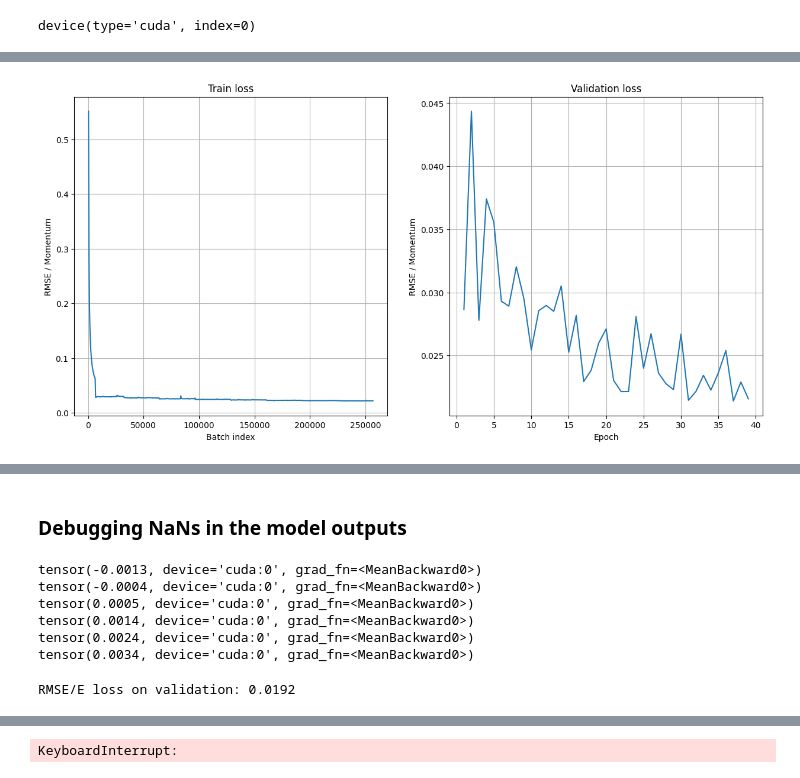
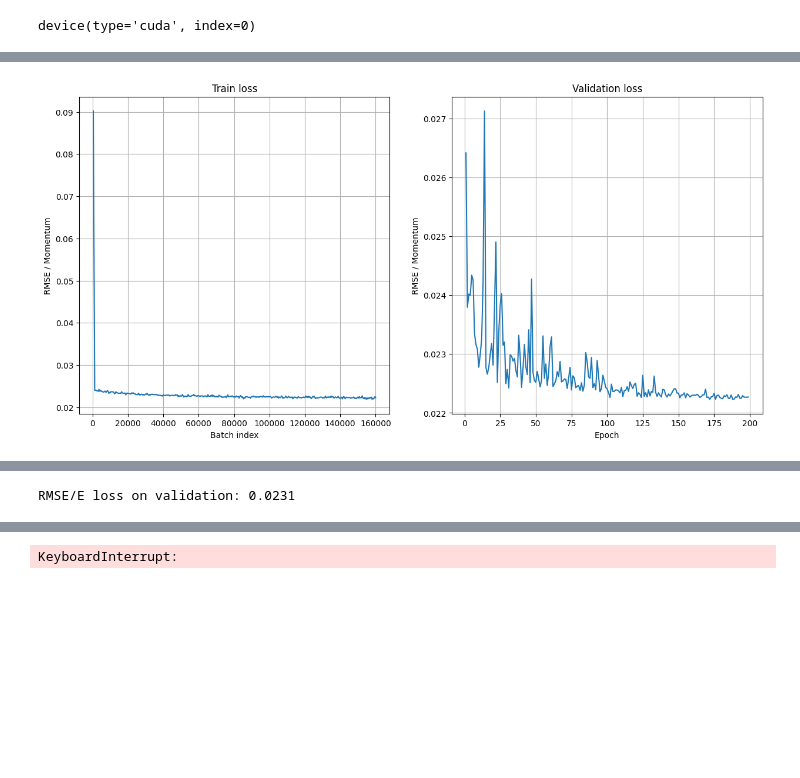
Before and after one commit to dxtvzw/ecal-optimization, a Jupyter notebook: src/experiments.ipynb, the cells around one changed output, grey strips where cells are left out. Cells and saved outputs as stored; diff of their text form; code cells hidden in the pictures; blank space fills up the shorter version.

```diff
--- a/src/experiments.ipynb
+++ b/src/experiments.ipynb
@@ -30,7 +32,7 @@ writer = SummaryWriter('runs/ecal-experiment-3')
 # %%
 # %tensorboard --logdir=runs
 # %%
-root_file = uproot.open('data/0001_500k_real_spectra_15x15_spot.root')
+root_file = uproot.open('data/0001_64k_real_spectra_15x15_spot.root')
 # root_file = uproot.open('data/0001_64k_wpc_40x40_spot_rs42.root')
 nevents=None
 
@@ -224,37 +290,44 @@ def loss_fn_2(pred, trg, weights, eps=1e-9, reduction='mean'):
     loss = ((pred - trg) * weights) ** 2
     if reduction == 'mean':
         loss = loss.mean()
     loss = torch.sqrt(loss)
     return loss
 
 def loss_fn_3(pred, trg, weights):
     return F.mse_loss(pred, trg)
 
 def loss_fn_4(pred, trg, weights, eps=1e-9):
     return torch.sqrt(F.mse_loss(torch.log(pred + 1), torch.log(trg + 1)))
 
 
-model = LinearModel(
+model = MyModel(
     width=train_dataset[0][0].shape[-2],
     height=train_dataset[0][0].shape[-1],
-    output_positive=True
+    n_scales=4,
+    hidden_dim=2,
+    output_positive=True,
 ).to(device)
-optimizer = torch.optim.Adam(model.parameters(), lr=1e-3, weight_decay=3e-1)
-lr_scheduler = optim.lr_scheduler.StepLR(optimizer, 5, 0.8)
-criterion = loss_fn_4
-num_epochs = 40
+# model = LinearModel(
+#     width=train_dataset[0][0].shape[-2],
+#     height=train_dataset[0][0].shape[-1],
+#     output_positive=True,
+# ).to(device)
+optimizer = torch.optim.Adam(model.parameters(), lr=1e-3, weight_decay=3e-4)
+lr_scheduler = optim.lr_scheduler.StepLR(optimizer, 15, 0.8)
+criterion = loss_fn_2
+num_epochs = 200
 
 train_loss, train_batch_idx = train_fn(
     train_loader=train_loader,
     val_loader=val_loader,
     model=model,
     optimizer=optimizer,
     lr_scheduler=lr_scheduler,
     criterion=criterion,
     num_epochs=num_epochs,
     device=device,
     log_freq=400,
     max_grad_norm=20,
 )
 # %% [output]
-[figure, old version]
+[figure, new version]
@@ -262,40 +335,7 @@ Epoch: 40/40 || Batch: 6186/6426 || Train loss: 0.0220 || Val loss: 0.0216
-# %% [markdown]
-### Debugging NaNs in the model outputs
-# %%
-def loss_fn_4(pred, trg, weights, eps=1e-9):
-    # print(f"Pre loss: {torch.log(pred + 1).max()}")
-    # print(f"Loss: {F.mse_loss(torch.log(pred + 1), torch.log(trg + 1))}")
-    return torch.sqrt(F.mse_loss(torch.log(pred + 1), torch.log(trg + 1)))
-
-model = LinearModel(
-    width=train_dataset[0][0].shape[-2],
-    height=train_dataset[0][0].shape[-1],
-    output_positive=True,
-).to(device)
-
-optimizer = torch.optim.Adam(model.parameters(), lr=1e-3)
-
-for idx, (data, trg) in enumerate(train_loader):
-    data = data.to(device)
-    trg = trg.to(device)
-    output = model(data)
-
-    loss_fn_4(output, trg, None).backward()
-
-    optimizer.step()
-    print(model.fc1.weight.mean())
-    if idx >= 5:
-        break
-# %% [output]
-tensor(-0.0013, device='cuda:0', grad_fn=<MeanBackward0>)
-tensor(-0.0004, device='cuda:0', grad_fn=<MeanBackward0>)
-tensor(0.0005, device='cuda:0', grad_fn=<MeanBackward0>)
-tensor(0.0014, device='cuda:0', grad_fn=<MeanBackward0>)
-tensor(0.0024, device='cuda:0', grad_fn=<MeanBackward0>)
-tensor(0.0034, device='cuda:0', grad_fn=<MeanBackward0>)
 # %%
 def collect_losses(model, val_loader, loss_fn):
     trg_vals, loss_vals = [], []
+    model.eval()
     with torch.no_grad():
         for data, trg in val_loader:
             data = data.to(device)
@@ -309,9 +349,9 @@ def collect_losses(model, val_loader, loss_fn):
 
 val_trg, val_loss = collect_losses(model, val_loader, loss_fn_2)
 
-print(f"RMSE/E loss on validation: {np.mean(val_loss):0.4f}")
+print(f"RMSE/E loss on validation: {np.sqrt(np.mean(np.square(val_loss))):0.4f}")
 # %% [output]
-RMSE/E loss on validation: 0.0192
+RMSE/E loss on validation: 0.0231
 # %%
 plt.figure(figsize=(10, 8))
 plt.scatter(val_trg, val_loss, s=10)
```
Also changed, not shown: parts of 7 cells of this notebook, 15 other files.
